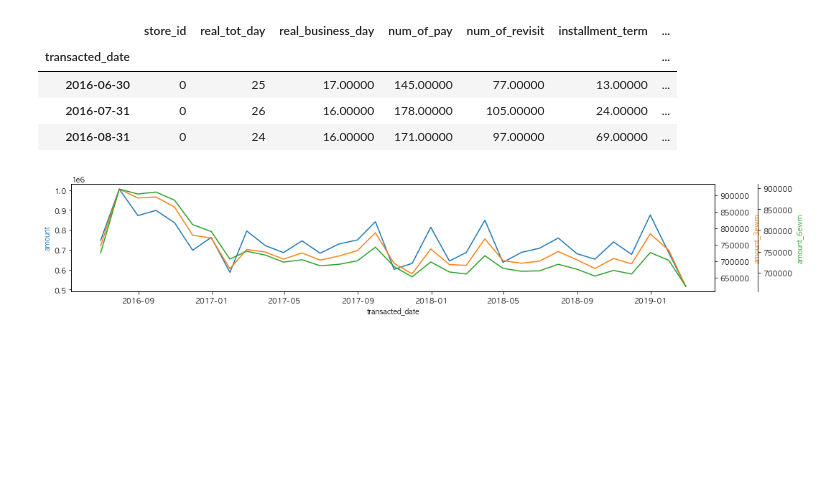
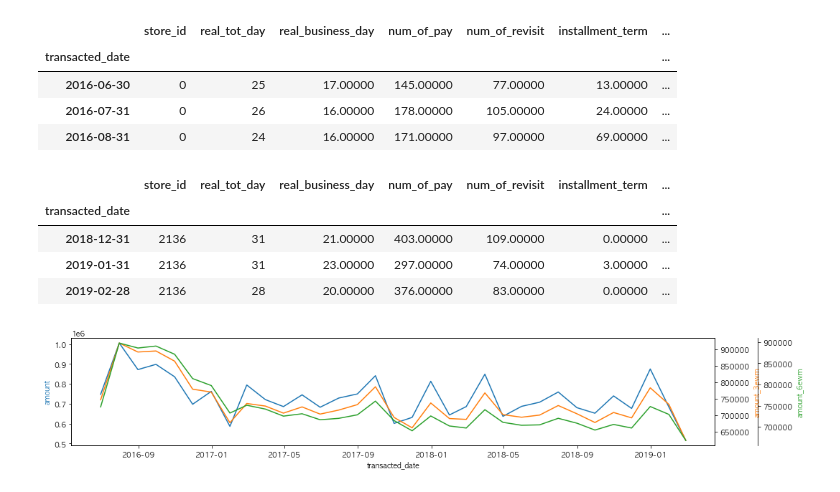
Before and after one commit to suhyun-cho/Dacon, a Jupyter notebook: 상점매출예측_FUNDA/1st-pass-code-review.ipynb, the cells around one changed output. Drawn from its saved outputs; the diff is of its cells as text; code cells hidden in the pictures; blank space fills up the shorter version.

```diff
--- a/상점매출예측_FUNDA/1st-pass-code-review.ipynb
+++ b/상점매출예측_FUNDA/1st-pass-code-review.ipynb
@@ -1044,6 +1051,14 @@ ewm_month.head(3)
 | 2016-06-30 | 0 | 25 | 17.00000 | 145.00000 | 77.00000 | 13.00000 | ... |
 | 2016-07-31 | 0 | 26 | 16.00000 | 178.00000 | 105.00000 | 24.00000 | ... |
 | 2016-08-31 | 0 | 24 | 16.00000 | 171.00000 | 97.00000 | 69.00000 | ... |
+# %%
+ewm_month.tail(3)
+# %% [output]
+|  | store_id | real_tot_day | real_business_day | num_of_pay | num_of_revisit | installment_term | ... |
+| transacted_date |  |  |  |  |  |  | ... |
+| 2018-12-31 | 2136 | 31 | 21.00000 | 403.00000 | 109.00000 | 0.00000 | ... |
+| 2019-01-31 | 2136 | 31 | 23.00000 | 297.00000 | 74.00000 | 3.00000 | ... |
+| 2019-02-28 | 2136 | 28 | 20.00000 | 376.00000 | 83.00000 | 0.00000 | ... |
 # %%
 for i in ewm_month.store_id.unique()[:3]:
     plot_model_graph(ewm_month, i, 'transacted_date', ['amount', 'amount_3ewm', 'amount_6ewm'])
```
Also changed, not shown: parts of 17 cells of this notebook.
